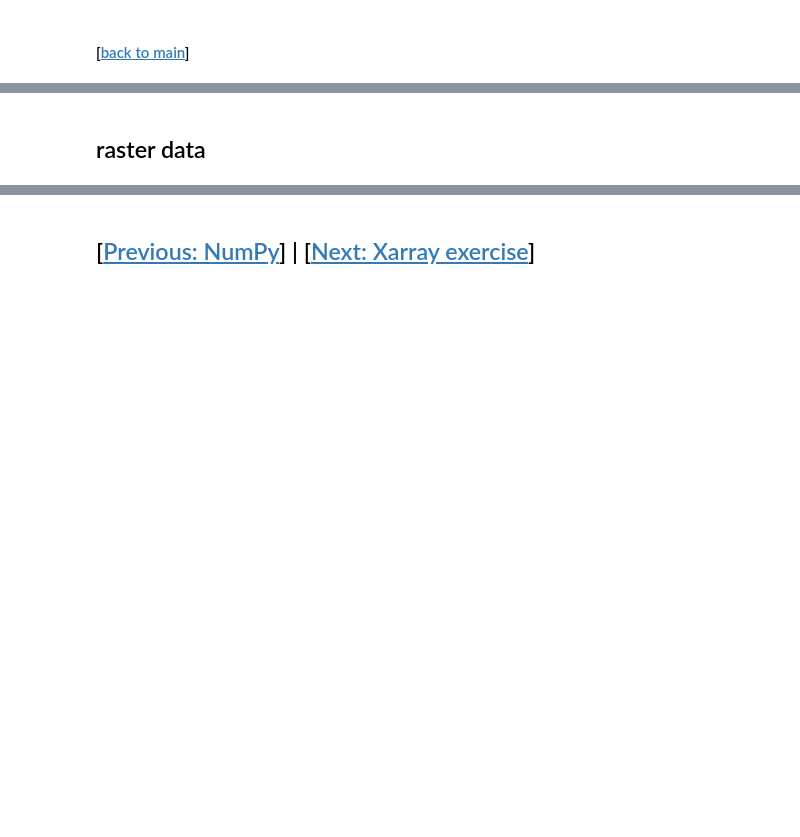
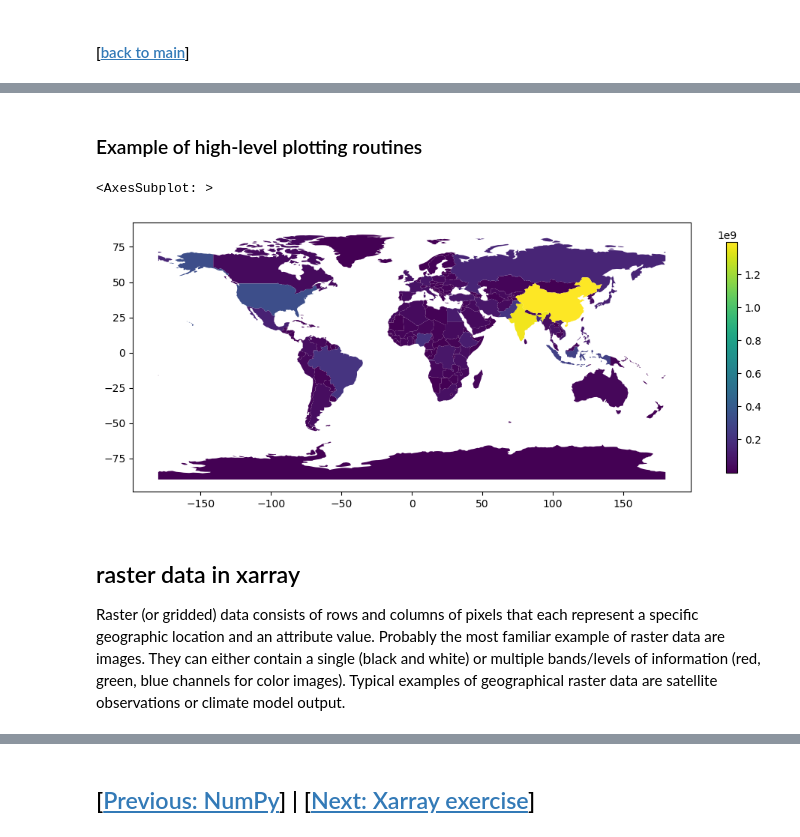
Before and after one commit to sebsteinig/introduction-to-scientific-computing, a Jupyter notebook: week_6/chapters/03-geospatial_data.ipynb, the cells around one changed output, grey strips where cells are left out. Cells and saved outputs as stored; diff of their text form; code cells hidden in the pictures; blank space fills up the shorter version.

Commit message:
added geospatial data recap

```diff
--- a/week_6/chapters/03-geospatial_data.ipynb
+++ b/week_6/chapters/03-geospatial_data.ipynb
@@ -11,2 +39,19 @@ We started to expand the basic Python functionality of the previous two weeks wi
+# %% [markdown]
+### Example of high-level plotting routines
+# %%
+# load geopandas
+import geopandas as gpd
+# set a default matplotlib figure size
+from matplotlib import pyplot as plt
+plt.rcParams['figure.figsize'] = (12,8)
+
+world = gpd.read_file('../assets/ne_110m_admin_0_countries/ne_110m_admin_0_countries.shp')
+
+# color countries by population
+world.plot(column='POP_EST', legend=True, legend_kwds={"shrink":.5})
+# %% [output]
+<AxesSubplot: >
+[figure, added]
 # %% [markdown]
-## raster data
+## raster data in xarray
+Raster (or gridded) data consists of rows and columns of pixels that each represent a specific geographic location and an attribute value. Probably the most familiar example of raster data are images. They can either contain a single (black and white) or multiple bands/levels of information (red, green, blue channels for color images). Typical examples of geographical raster data are satellite observations or climate model output.
```
Also changed, not shown: parts of 11 cells of this notebook, 10 other files.
